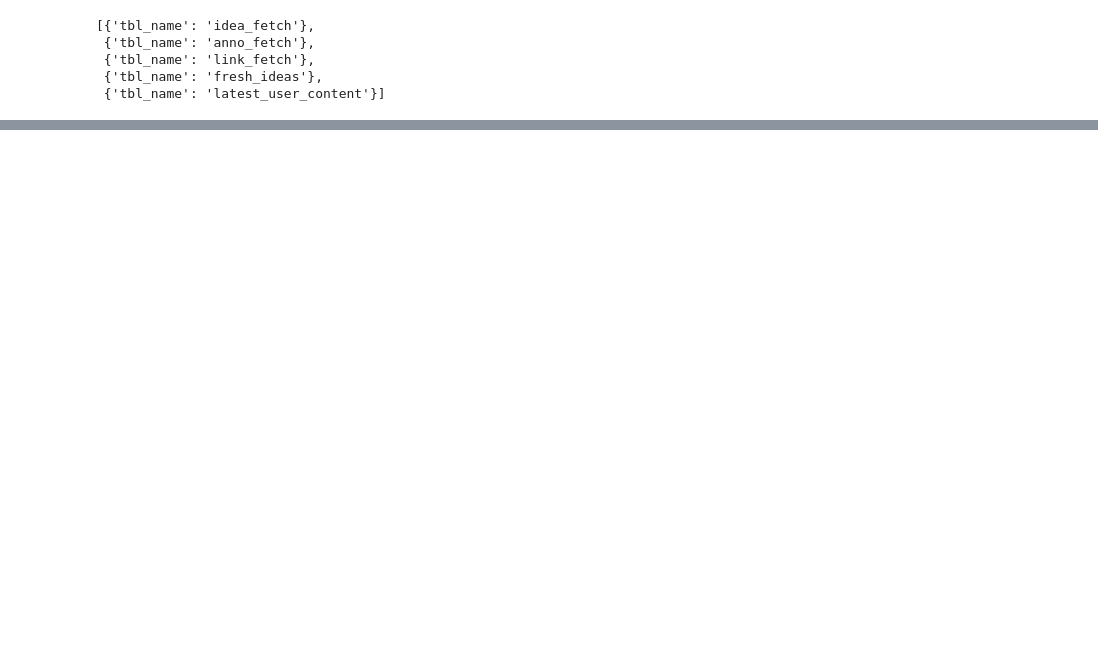
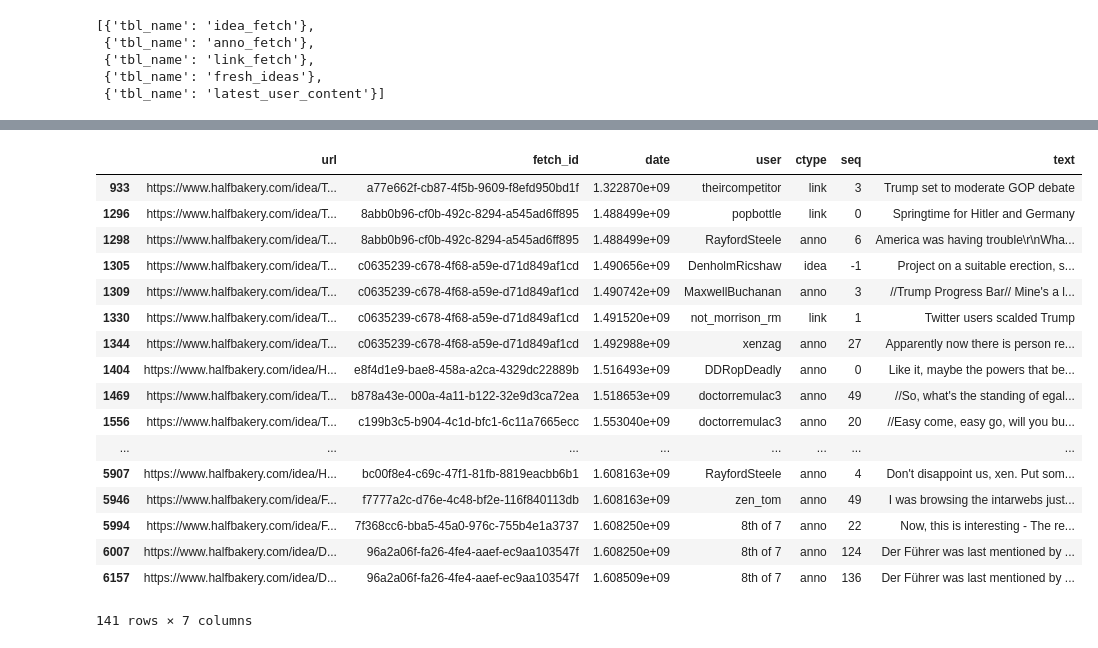
Before and after one commit to zentomhb/hb_scraper, a Jupyter notebook: chancelator.ipynb, the cells around one changed output, grey strips where cells are left out. Drawn from its saved outputs; the diff is of its cells as text; code cells hidden in the pictures; blank space fills up the shorter version.

```diff
--- a/chancelator.ipynb
+++ b/chancelator.ipynb
@@ -108,0 +103,63 @@ pd.DataFrame(ds.query_to_recordset("select * from latest_user_content"))
+# %%
+match_d = {"Hitler" : [re.compile(r"(?i)\b(hitler)\b"),
+                       re.compile(r"(?i)\b(führer|fuhrer)\b"),
+                       re.compile(r"(?i)\b(Adolph)\b")
+                      ],
+           "Idi Amin" : [re.compile(r"(?i)\b(Idi Amin)\b")],
+           "Genghis Khan" : [re.compile(r"(?i)\b(Genghis Khan)\b")],
+           "Donald Trump" : [re.compile(r"(?i)\b(Donald Trump|Trump)\b")],
+           "Brexit" : [re.compile(r"(?i)\b(Brexit|remoaner)\b")],
+           "Political Correctness" : [re.compile(r"(?i)\b(social justice|sjw|cancel culture|political correctness)\b")]
+
+          }
+def multi_matcher(text, match_d):
+    matches={}
+    wbs=[]
+    wb_regex=re.compile(r"(\b)")
+    for m in wb_regex.finditer(text):
+        if m is not None:
+            wbs.append(m.span()[0])
+    for k,v in match_d.items():
+        matches[k]=[]
+        for vv in v:
+            m = vv.finditer(text)
+            if m is not None:
+                for mg in m:
+                    sp=mg.span()
+                    try:
+                        start_pos = [w for w in wbs if w < sp[0]-10][-1]
+                    except IndexError:
+                        start_pos = 0
+                    try:
+                        end_pos = [w for w in wbs if w > sp[1]+10][0]
+                    except IndexError:
+                        end_pos = len(text)
+                    matches[k].append ((sp, "//" + text[start_pos:end_pos] + "//"))
+    for k in matches.keys():
+        if matches[k]==[]:
+            matches[k]=None
+    matches = {k:v for k,v in matches.items() if v is not None}
+    return matches
+# %%
+hmatch = contribution_df['text'].apply(lambda x : multi_matcher(x, match_d))
+# %%
+contribution_df[hmatch.apply(lambda x : x != {})]
+# %% [output]
+|  | url | fetch_id | date | user | ctype | seq | text |
+| 933 | https://www.halfbakery.com/idea/T... | a77e662f-cb87-4f5b-9609-f8efd950bd1f | 1.322870e+09 | theircompetitor | link | 3 | Trump set to moderate GOP debate |
+| 1296 | https://www.halfbakery.com/idea/T... | 8abb0b96-cf0b-492c-8294-a545ad6ff895 | 1.488499e+09 | popbottle | link | 0 | Springtime for Hitler and Germany |
+| 1298 | https://www.halfbakery.com/idea/T... | 8abb0b96-cf0b-492c-8294-a545ad6ff895 | 1.488499e+09 | RayfordSteele | anno | 6 | America was having trouble\r\nWha... |
+| 1305 | https://www.halfbakery.com/idea/T... | c0635239-c678-4f68-a59e-d71d849af1cd | 1.490656e+09 | DenholmRicshaw | idea | -1 | Project on a suitable erection, s... |
+| 1309 | https://www.halfbakery.com/idea/T... | c0635239-c678-4f68-a59e-d71d849af1cd | 1.490742e+09 | MaxwellBuchanan | anno | 3 | //Trump Progress Bar// Mine's a l... |
+| 1330 | https://www.halfbakery.com/idea/T... | c0635239-c678-4f68-a59e-d71d849af1cd | 1.491520e+09 | not_morrison_rm | link | 1 | Twitter users scalded Trump |
+| 1344 | https://www.halfbakery.com/idea/T... | c0635239-c678-4f68-a59e-d71d849af1cd | 1.492988e+09 | xenzag | anno | 27 | Apparently now there is person re... |
+| 1404 | https://www.halfbakery.com/idea/H... | e8f4d1e9-bae8-458a-a2ca-4329dc22889b | 1.516493e+09 | DDRopDeadly | anno | 0 | Like it, maybe the powers that be... |
+| 1469 | https://www.halfbakery.com/idea/T... | b878a43e-000a-4a11-b122-32e9d3ca72ea | 1.518653e+09 | doctorremulac3 | anno | 49 | //So, what's the standing of egal... |
+| 1556 | https://www.halfbakery.com/idea/T... | c199b3c5-b904-4c1d-bfc1-6c11a7665ecc | 1.553040e+09 | doctorremulac3 | anno | 20 | //Easy come, easy go, will you bu... |
+| ... | ... | ... | ... | ... | ... | ... | ... |
+| 5907 | https://www.halfbakery.com/idea/H... | bc00f8e4-c69c-47f1-81fb-8819eacbb6b1 | 1.608163e+09 | RayfordSteele | anno | 4 | Don't disappoint us, xen. Put som... |
+| 5946 | https://www.halfbakery.com/idea/F... | f7777a2c-d76e-4c48-bf2e-116f840113db | 1.608163e+09 | zen_tom | anno | 49 | I was browsing the intarwebs just... |
+| 5994 | https://www.halfbakery.com/idea/F... | 7f368cc6-bba5-45a0-976c-755b4e1a3737 | 1.608250e+09 | 8th of 7 | anno | 22 | Now, this is interesting - The re... |
+| 6007 | https://www.halfbakery.com/idea/D... | 96a2a06f-fa26-4fe4-aaef-ec9aa103547f | 1.608250e+09 | 8th of 7 | anno | 124 | Der Führer was last mentioned by ... |
+| 6157 | https://www.halfbakery.com/idea/D... | 96a2a06f-fa26-4fe4-aaef-ec9aa103547f | 1.608509e+09 | 8th of 7 | anno | 136 | Der Führer was last mentioned by ... |
+141 rows × 7 columns
```
Also changed, not shown: parts of 10 cells of this notebook, 1 other file.
